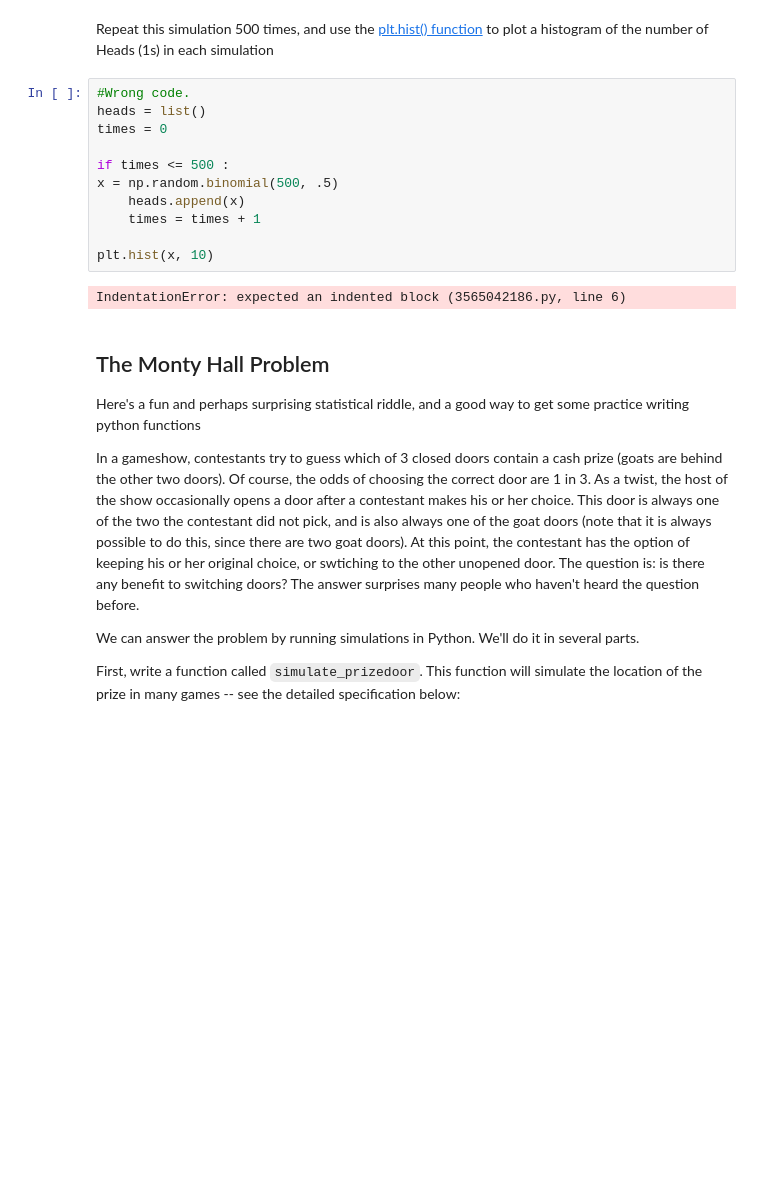
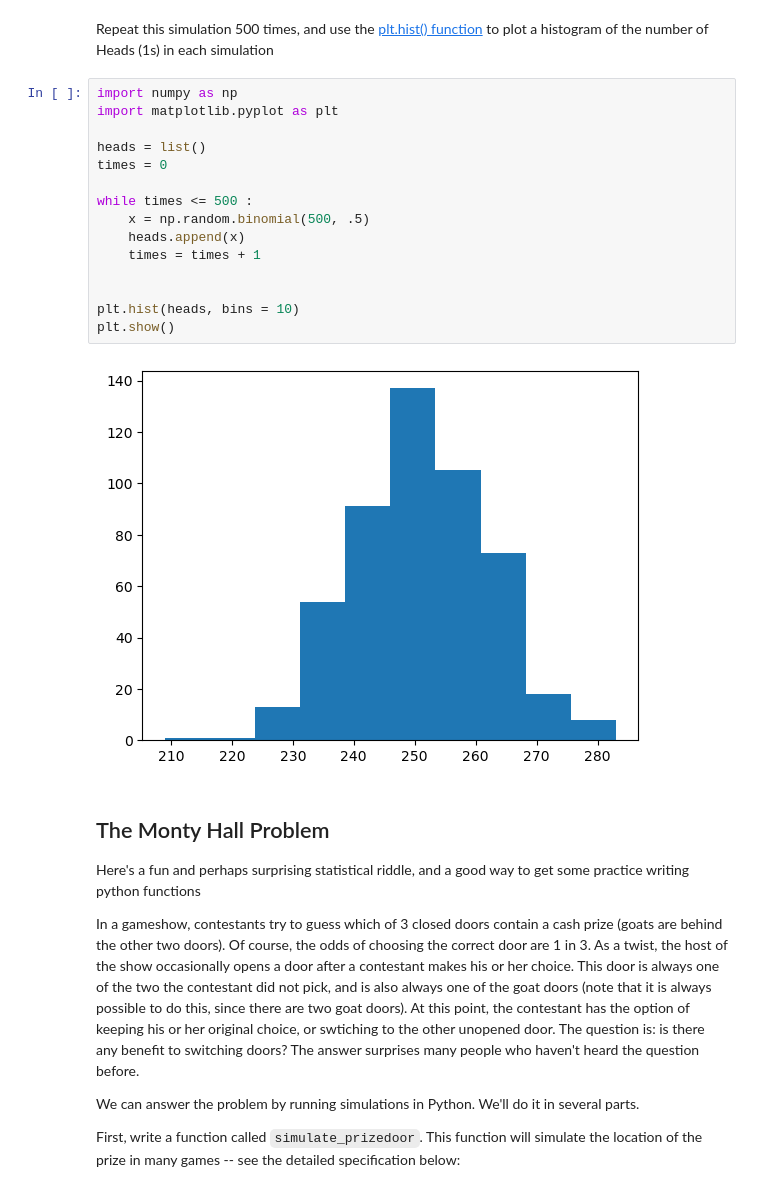
Before and after one commit to santiagoa88g/CS1092015, a Jupyter notebook: HW0.ipynb, the cells around one changed output. Cells and saved outputs as stored; diff of their text form; blank space fills up the shorter version.

```diff
--- a/HW0.ipynb
+++ b/HW0.ipynb
@@ -206,18 +206,22 @@ number of heads: 246
 # %% [markdown]
 Repeat this simulation 500 times, and use the [plt.hist() function](http://matplotlib.org/api/pyplot_api.html#matplotlib.pyplot.hist) to plot a histogram of the number of Heads (1s) in each simulation
 # %%
-#Wrong code.
+import numpy as np
+import matplotlib.pyplot as plt
+
 heads = list()
 times = 0
 
-if times <= 500 :
-x = np.random.binomial(500, .5)
+while times <= 500 :
+    x = np.random.binomial(500, .5)
     heads.append(x)
     times = times + 1
 
-plt.hist(x, 10)
+
+plt.hist(heads, bins = 10)
+plt.show()
 # %% [output]
-IndentationError: expected an indented block (3565042186.py, line 6)
+[figure, added]
 # %% [markdown]
 ## The Monty Hall Problem
 
```
